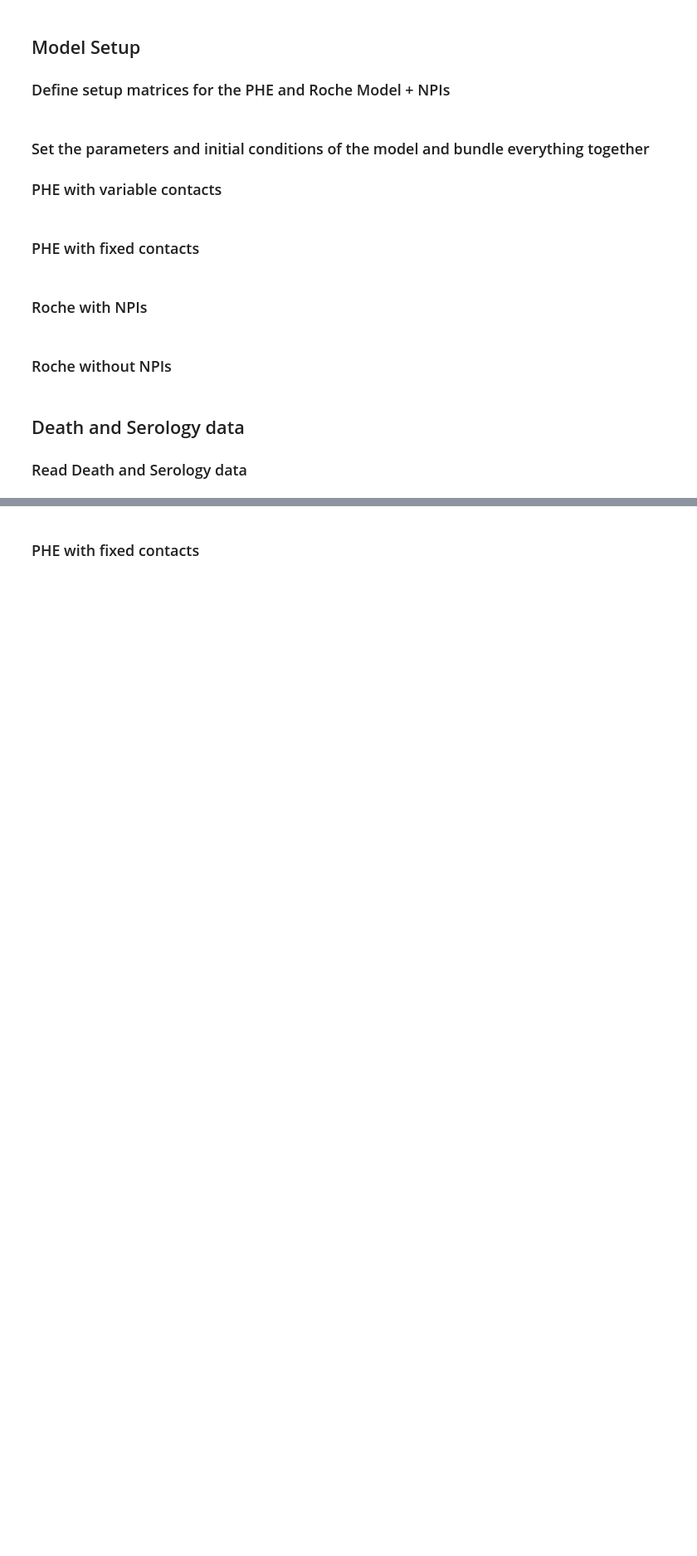
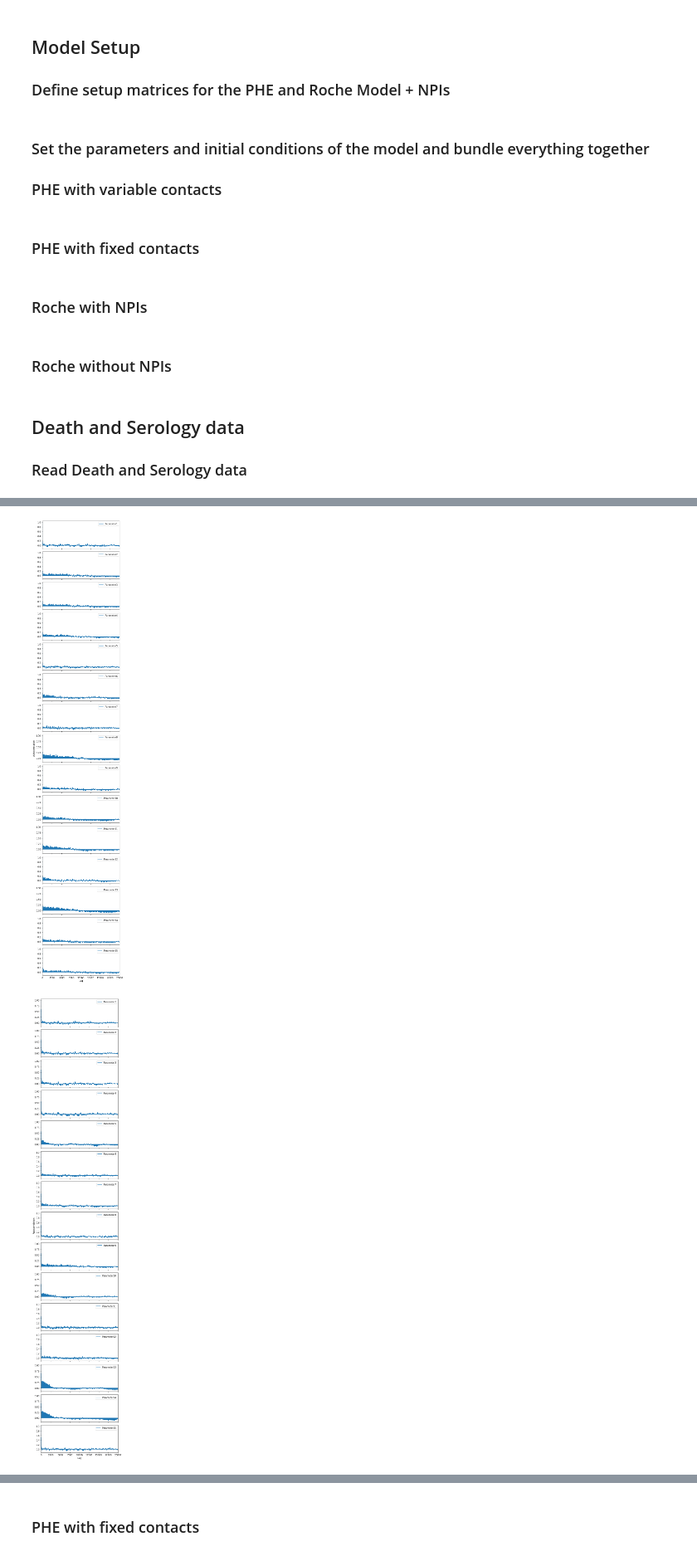
Before and after one commit to I-Bouros/multi-epi-model-cross-analysis, a Jupyter notebook: epimodels/examples/seir_comparison/phe_vs_roche_comparison_fs.ipynb, the cells around one changed output, grey strips where cells are left out. Shown at 83% size. Cells and saved outputs as stored; diff of their text form; code cells hidden in the pictures; blank space fills up the shorter version.

```diff
--- a/epimodels/examples/seir_comparison/phe_vs_roche_comparison_fs.ipynb
+++ b/epimodels/examples/seir_comparison/phe_vs_roche_comparison_fs.ipynb
@@ -466,0 +486,8 @@ phe_var_samples = phe_inference_var.inference_problem_setup(times, num_iter=6000
+# %%
+# Plot the autocorrelation for the three chains of parameters for South West
+for phe_var_sample in phe_var_samples:
+    pints.plot.autocorrelation(phe_var_sample, max_lags=20000)
+    plt.show()
+# %% [output]
+[figure, added]
+[figure, added]
```
Also changed, not shown: parts of 30 cells of this notebook, 8 other files.
